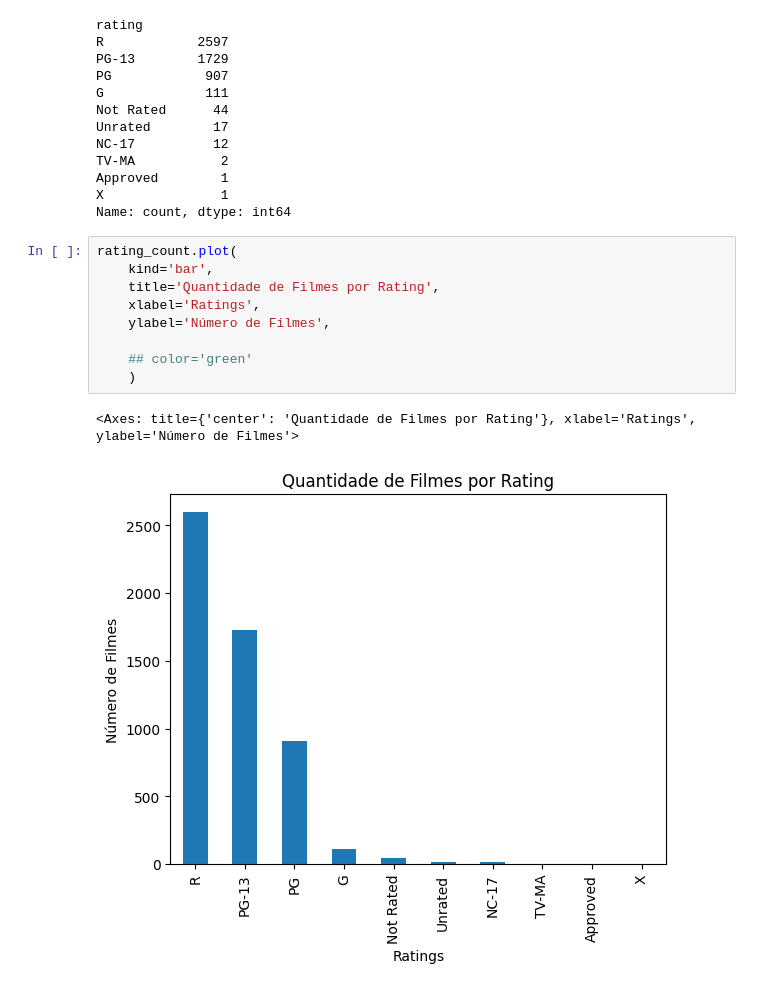
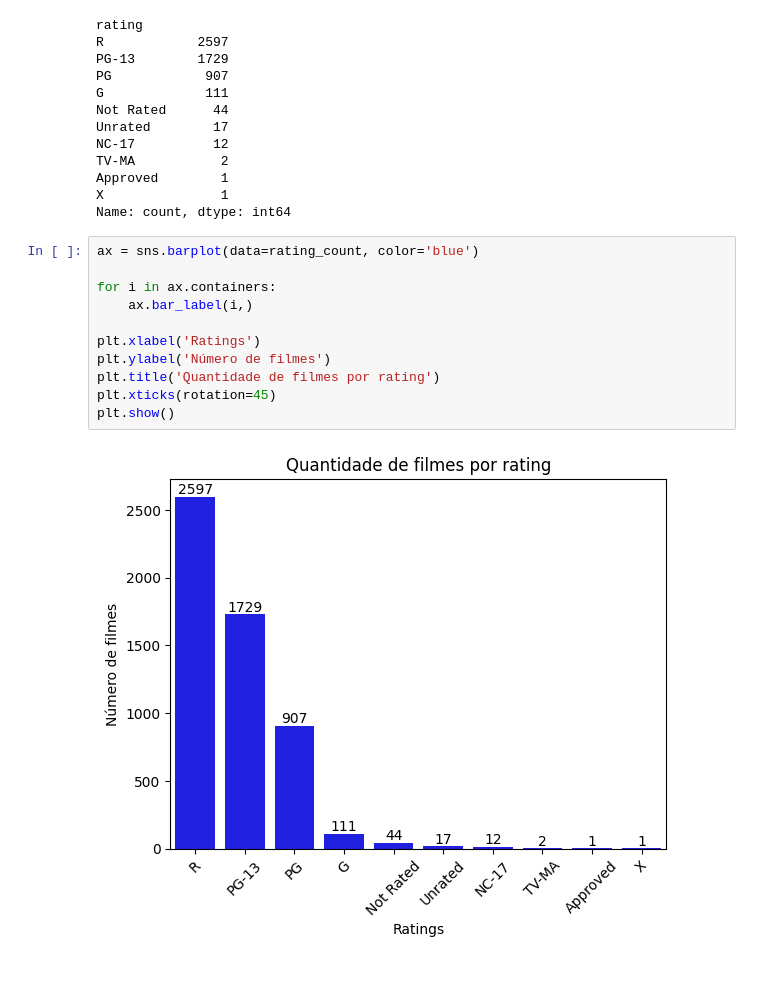
Before and after one commit to guicns/movie-industry-analysis, a Jupyter notebook: python_analysis/movies_python_analysis.ipynb, the cells around one changed output. Drawn from its saved outputs; the diff is of its cells as text.

```diff
--- a/python_analysis/movies_python_analysis.ipynb
+++ b/python_analysis/movies_python_analysis.ipynb
@@ -94,15 +94,16 @@ TV-MA           2
 Approved        1
 X               1
 Name: count, dtype: int64
-# %%
-rating_count.plot(
-    kind='bar',
-    title='Quantidade de Filmes por Rating',
-    xlabel='Ratings',
-    ylabel='Número de Filmes',
-
-    ## color='green'
-    )
-# %% [output]
-<Axes: title={'center': 'Quantidade de Filmes por Rating'}, xlabel='Ratings', ylabel='Número de Filmes'>
-[figure, removed]
+# %%
+ax = sns.barplot(data=rating_count, color='blue')
+
+for i in ax.containers:
+    ax.bar_label(i,)
+
+plt.xlabel('Ratings')
+plt.ylabel('Número de filmes')
+plt.title('Quantidade de filmes por rating')
+plt.xticks(rotation=45)
+plt.show()
+# %% [output]
+[figure, added]
```
Also changed, not shown: parts of 2 cells of this notebook.
